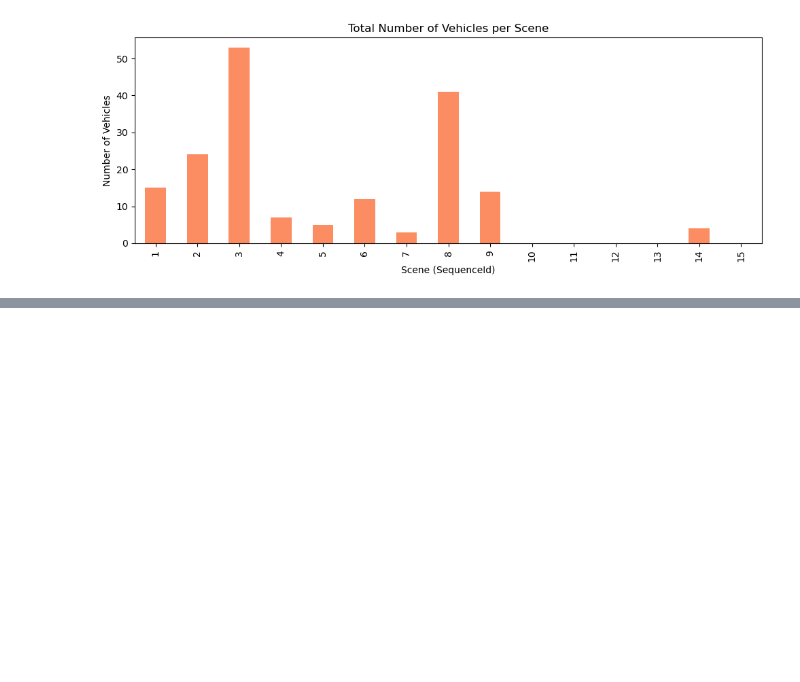
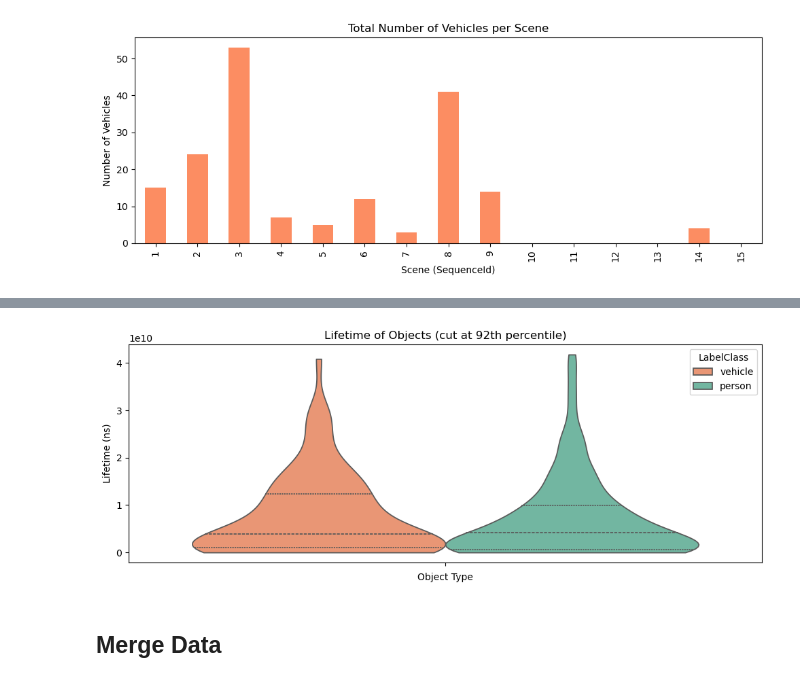
Before and after one commit to ArnaudPoletto/cs-599-window-views-visual-attention, a Jupyter notebook: notebooks/tracking.ipynb, the cells around one changed output, grey strips where cells are left out. Saved outputs shown, nothing was run; the diff lists cells and outputs as text; code cells hidden in the pictures; blank space fills up the shorter version.

```diff
--- a/notebooks/tracking.ipynb
+++ b/notebooks/tracking.ipynb
@@ -276,0 +381,32 @@ plot_object_fixations(gaze_data=gaze_data, object_data=object_data)
+# %%
+def plot_lifetime_distribution(data: pd.DataFrame) -> None:
+    """
+    Plot the distribution of lifetime for each object type.
+
+    Args:
+        data (pd.DataFrame): Tracking data for objects
+    """
+    # Only keep the first instance of each object
+    data = data.copy()
+    data = data.groupby(["SequenceId", "InstanceId", "Lifetime_ns"]).first().reset_index()
+
+    # Remove outliers
+    lifetime_threshold = data["Lifetime_ns"].quantile(0.92)
+    data = data[data["Lifetime_ns"] < lifetime_threshold]
+
+    # Plot the histogram
+    colors = sns.color_palette("Set2", n_colors=len(data["LabelClass"].unique()))[::-1]
+    plt.figure(figsize=(10, 4))
+    sns.violinplot(data=data, y="Lifetime_ns", hue="LabelClass", palette=colors, cut=0, inner="quartile")
+    plt.title("Lifetime of Objects (cut at 92th percentile)")
+    plt.xlabel("Object Type")
+    plt.ylabel("Lifetime (ns)")
+    plt.tight_layout()
+    plt.show()
+
+# Call the function with the appropriate data
+plot_lifetime_distribution(object_data)
+# %% [output]
+[figure, added]
+# %% [markdown]
+## Merge Data
```
Also changed, not shown: parts of 26 cells of this notebook, 6 other files.
